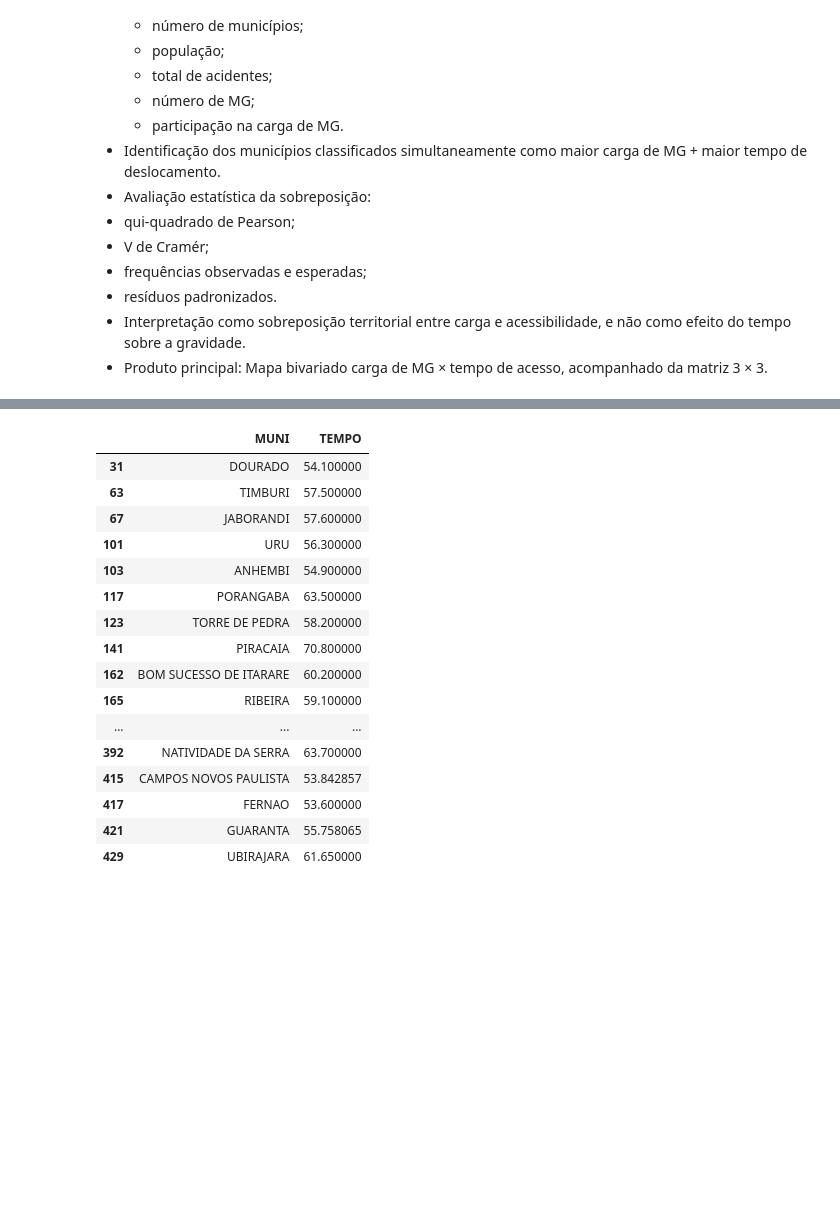
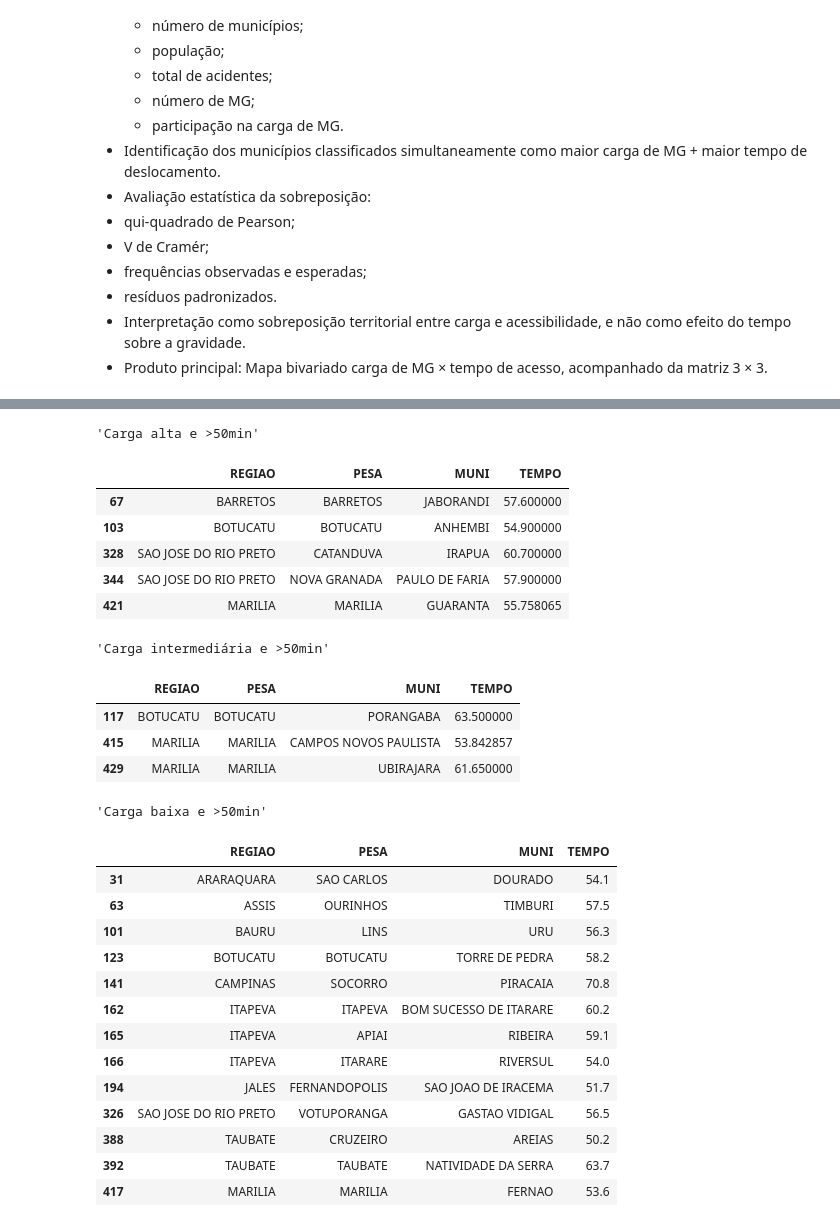
Before and after one commit to lucascgmermano/escorpiao_pesa, a Jupyter notebook: Quadro2/06-analise_02.ipynb, the cells around one changed output, grey strips where cells are left out. Cells and saved outputs as stored; diff of their text form; code cells hidden in the pictures; blank space fills up the shorter version.

```diff
--- a/Quadro2/06-analise_02.ipynb
+++ b/Quadro2/06-analise_02.ipynb
@@ -409,20 +398,43 @@ Name: MUNI, dtype: str
-# %%
-df[df['TEMPO_50']=='>50 min'][['MUNI','TEMPO']]
-# %% [output]
-|  | MUNI | TEMPO |
-| 31 | DOURADO | 54.100000 |
-| 63 | TIMBURI | 57.500000 |
-| 67 | JABORANDI | 57.600000 |
-| 101 | URU | 56.300000 |
-| 103 | ANHEMBI | 54.900000 |
-| 117 | PORANGABA | 63.500000 |
-| 123 | TORRE DE PEDRA | 58.200000 |
-| 141 | PIRACAIA | 70.800000 |
-| 162 | BOM SUCESSO DE ITARARE | 60.200000 |
-| 165 | RIBEIRA | 59.100000 |
-| ... | ... | ... |
-| 392 | NATIVIDADE DA SERRA | 63.700000 |
-| 415 | CAMPOS NOVOS PAULISTA | 53.842857 |
-| 417 | FERNAO | 53.600000 |
-| 421 | GUARANTA | 55.758065 |
-| 429 | UBIRAJARA | 61.650000 |
+# %%
+# Municípios com sobrecarga epidemiológica e tempo superior a 50 min
+display(
+'Carga alta e >50min',
+df.loc[(df['TEMPO_50']=='>50 min') & (df['CARGA_MG']=='Alta'),['REGIAO','PESA','MUNI','TEMPO']],
+
+
+'Carga intermediária e >50min',
+df.loc[(df['TEMPO_50']=='>50 min') & (df['CARGA_MG']=='Intermediária'),['REGIAO','PESA','MUNI','TEMPO']],
+
+
+'Carga baixa e >50min',
+df.loc[(df['TEMPO_50']=='>50 min') & (df['CARGA_MG']=='Baixa'),['REGIAO','PESA','MUNI','TEMPO']]
+
+)
+# %% [output]
+'Carga alta e >50min'
+|  | REGIAO | PESA | MUNI | TEMPO |
+| 67 | BARRETOS | BARRETOS | JABORANDI | 57.600000 |
+| 103 | BOTUCATU | BOTUCATU | ANHEMBI | 54.900000 |
+| 328 | SAO JOSE DO RIO PRETO | CATANDUVA | IRAPUA | 60.700000 |
+| 344 | SAO JOSE DO RIO PRETO | NOVA GRANADA | PAULO DE FARIA | 57.900000 |
+| 421 | MARILIA | MARILIA | GUARANTA | 55.758065 |
+'Carga intermediária e >50min'
+|  | REGIAO | PESA | MUNI | TEMPO |
+| 117 | BOTUCATU | BOTUCATU | PORANGABA | 63.500000 |
+| 415 | MARILIA | MARILIA | CAMPOS NOVOS PAULISTA | 53.842857 |
+| 429 | MARILIA | MARILIA | UBIRAJARA | 61.650000 |
+'Carga baixa e >50min'
+|  | REGIAO | PESA | MUNI | TEMPO |
+| 31 | ARARAQUARA | SAO CARLOS | DOURADO | 54.1 |
+| 63 | ASSIS | OURINHOS | TIMBURI | 57.5 |
+| 101 | BAURU | LINS | URU | 56.3 |
+| 123 | BOTUCATU | BOTUCATU | TORRE DE PEDRA | 58.2 |
+| 141 | CAMPINAS | SOCORRO | PIRACAIA | 70.8 |
+| 162 | ITAPEVA | ITAPEVA | BOM SUCESSO DE ITARARE | 60.2 |
+| 165 | ITAPEVA | APIAI | RIBEIRA | 59.1 |
+| 166 | ITAPEVA | ITARARE | RIVERSUL | 54.0 |
+| 194 | JALES | FERNANDOPOLIS | SAO JOAO DE IRACEMA | 51.7 |
+| 326 | SAO JOSE DO RIO PRETO | VOTUPORANGA | GASTAO VIDIGAL | 56.5 |
+| 388 | TAUBATE | CRUZEIRO | AREIAS | 50.2 |
+| 392 | TAUBATE | TAUBATE | NATIVIDADE DA SERRA | 63.7 |
+| 417 | MARILIA | MARILIA | FERNAO | 53.6 |
```
Also changed, not shown: parts of 6 cells of this notebook, 2 other files.
